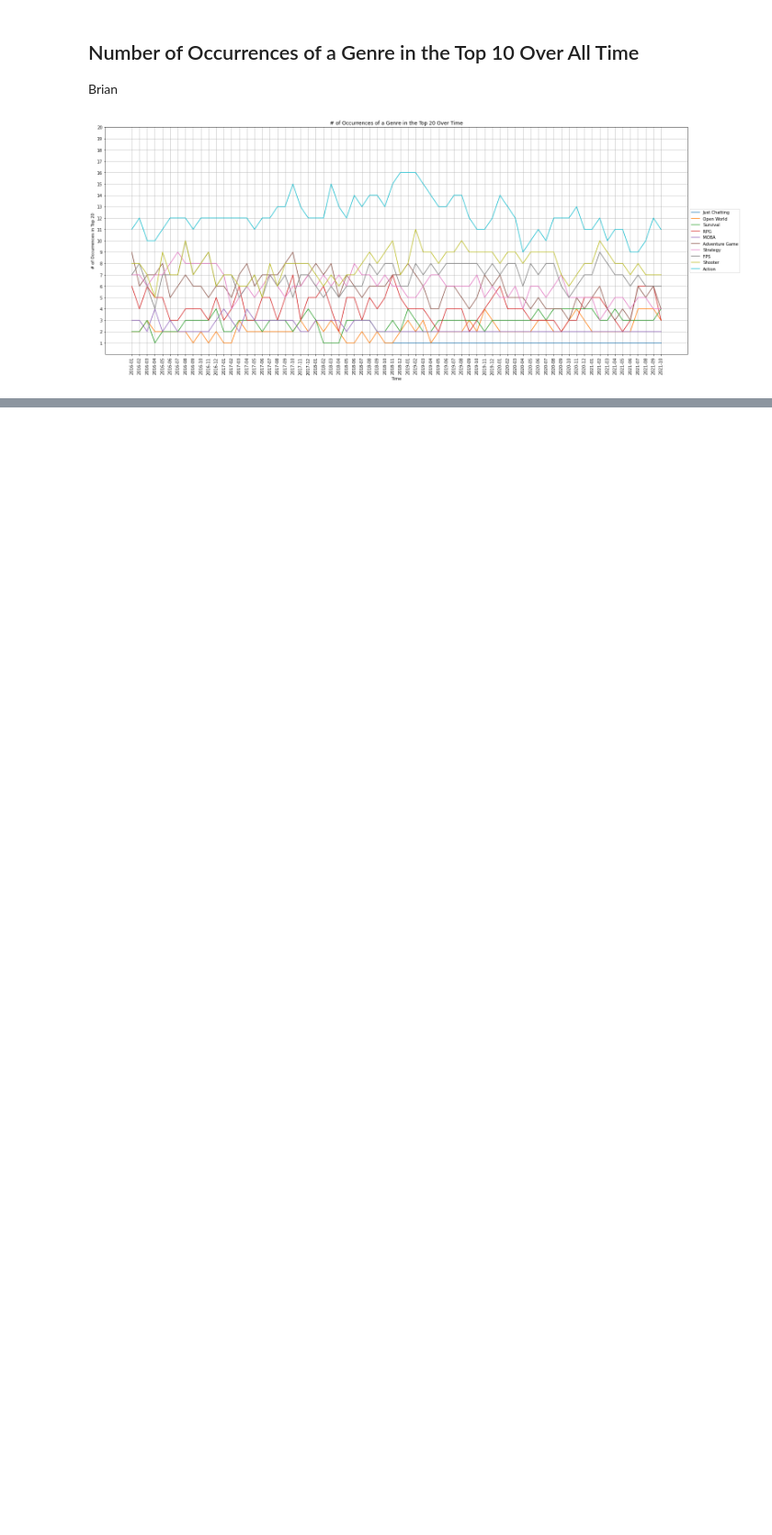
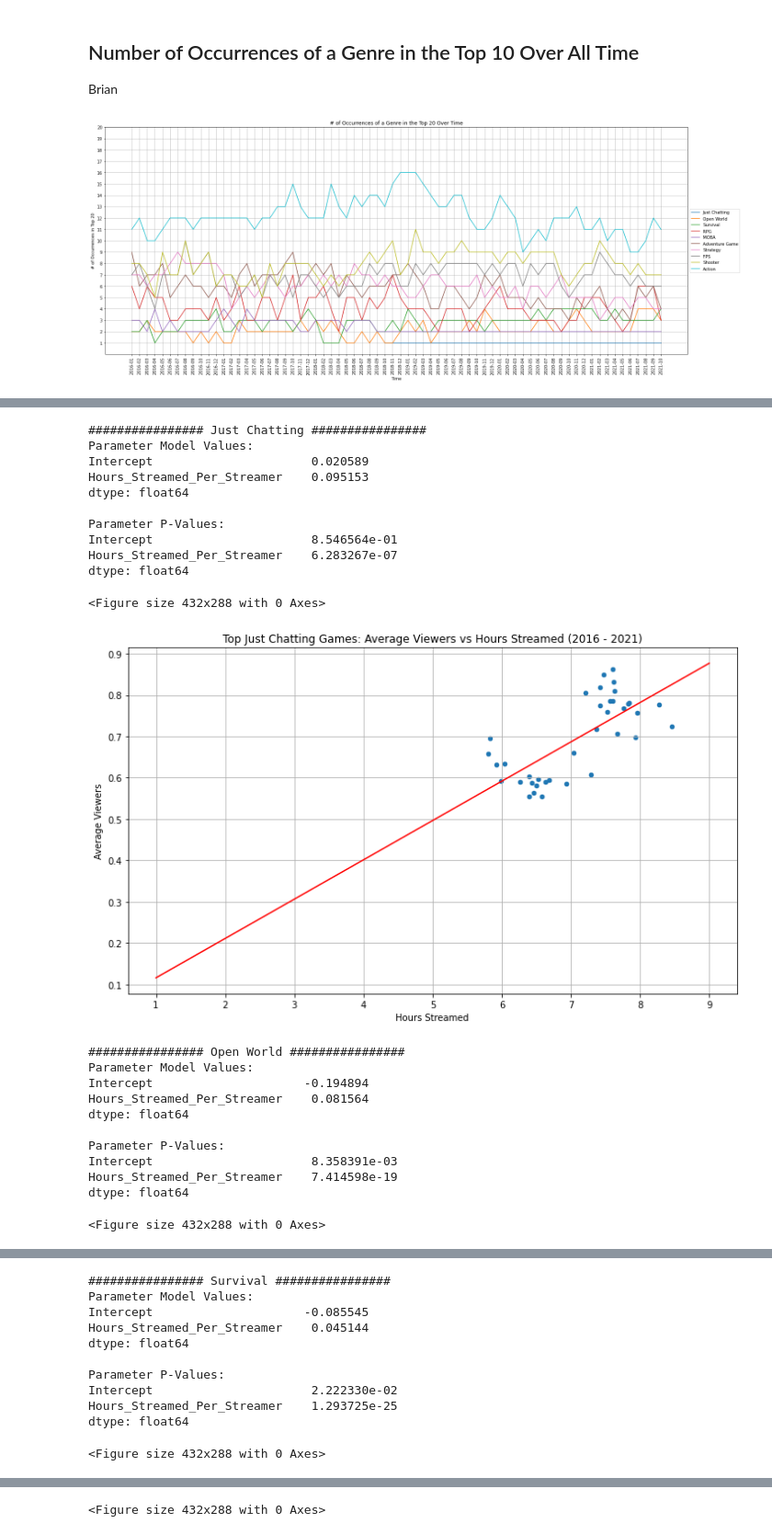
Before and after one commit to 99atran/twitch_game_trends_2016_to_2021, a Jupyter notebook: tutorial.ipynb, the cells around one changed output, grey strips where cells are left out. Shown at 92% size. Drawn from its saved outputs; the diff is of its cells as text; code cells hidden in the pictures; blank space fills up the shorter version.

```diff
--- a/tutorial.ipynb
+++ b/tutorial.ipynb
@@ -393,0 +355,60 @@ plot = game_total_hours_df.plot.scatter(
+# %%
+for genre in top_10_genres:
+    plt.figure()
+
+    print("################ {} ################".format(genre))
+    data_by_genre = pd.DataFrame(data.loc[data["Genre"].str.contains(genre)])
+    data_by_genre["Hours_Streamed_Per_Streamer"] = data_by_genre["Hours_Streamed"]/data_by_genre["Streamers"]
+    data_by_genre["Avg_viewers_Per_Streamer"] = data_by_genre["Avg_viewers"]/data_by_genre["Streamers"]
+
+    res = smf.ols(formula='Avg_viewers_Per_Streamer~Hours_Streamed_Per_Streamer', data=data_by_genre).fit()
+    print('Parameter Model Values:\n{}\n'.format(res.params))
+    print('Parameter P-Values:\n{}'.format(res.pvalues))
+
+    plot = data_by_genre.plot.scatter(
+            x='Hours_Streamed_Per_Streamer',
+            y='Avg_viewers_Per_Streamer',
+            figsize=(12,7),
+            grid=True,
+            title='Top {} Games: Average Viewers vs Hours Streamed (2016 - 2021)'.format(genre),
+            xlabel="Hours Streamed",
+            ylabel="Average Viewers"
+        )
+
+    corr= data_by_genre.corr().abs()
+    s = corr.unstack()
+    so = s.sort_values(kind="quicksort")
+    p = res.params
+
+    # generate x-values for your regression line (two is sufficient)
+    x = np.arange(1, data_by_genre["Hours_Streamed_Per_Streamer"].max()+1, step=1)
+
+    # plot regression line on the same axes, set x-axis limits
+    plot.plot(x, p.Intercept + p.Hours_Streamed_Per_Streamer * x, color="red")
+
+    plt.show()
+    print("\n")
+# %% [output]
+################ Just Chatting ################
+Parameter Model Values:
+Intercept                      0.020589
+Hours_Streamed_Per_Streamer    0.095153
+dtype: float64
+
+Parameter P-Values:
+Intercept                      8.546564e-01
+Hours_Streamed_Per_Streamer    6.283267e-07
+dtype: float64
+<Figure size 432x288 with 0 Axes>
+[figure, added]
+################ Open World ################
+Parameter Model Values:
+Intercept                     -0.194894
+Hours_Streamed_Per_Streamer    0.081564
+dtype: float64
+
+Parameter P-Values:
+Intercept                      8.358391e-03
+Hours_Streamed_Per_Streamer    7.414598e-19
+dtype: float64
+<Figure size 432x288 with 0 Axes>
@@ -393,0 +416,11 @@ plot = game_total_hours_df.plot.scatter(
+################ Survival ################
+Parameter Model Values:
+Intercept                     -0.085545
+Hours_Streamed_Per_Streamer    0.045144
+dtype: float64
+
+Parameter P-Values:
+Intercept                      2.222330e-02
+Hours_Streamed_Per_Streamer    1.293725e-25
+dtype: float64
+<Figure size 432x288 with 0 Axes>
@@ -393,0 +438 @@ plot = game_total_hours_df.plot.scatter(
+<Figure size 432x288 with 0 Axes>
```
Also changed, not shown: parts of 7 cells of this notebook, 1 other file.
